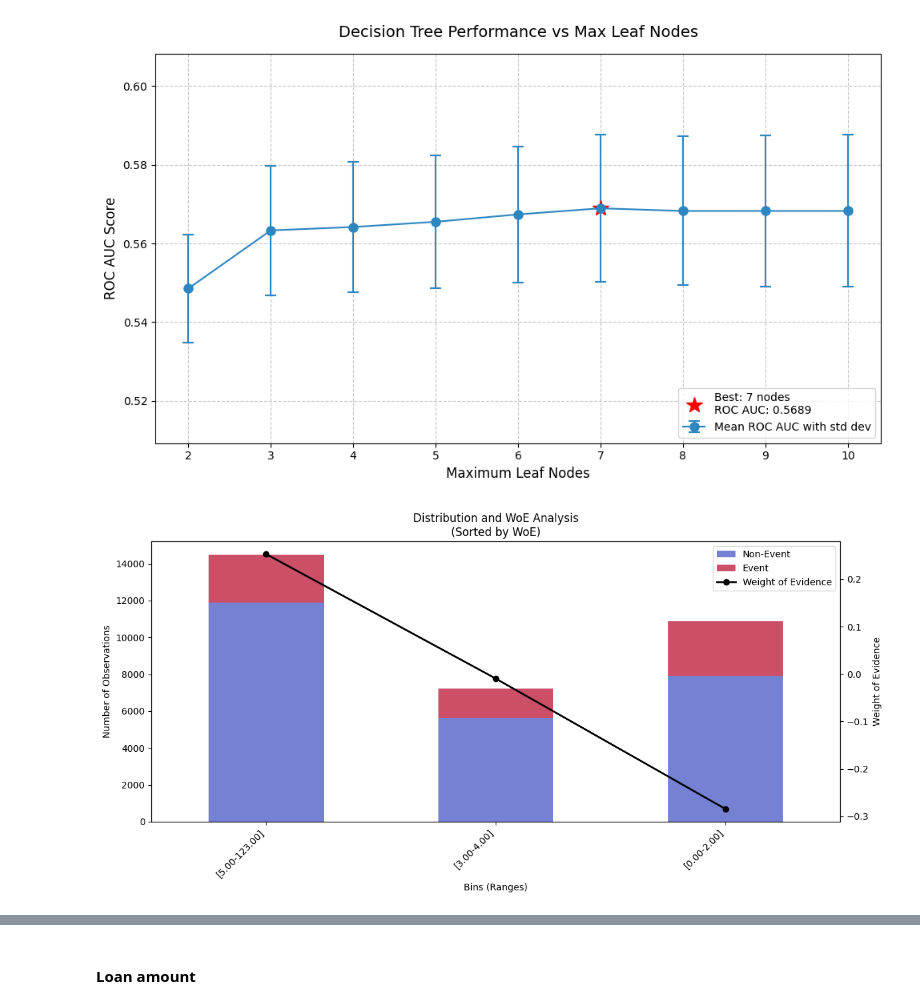
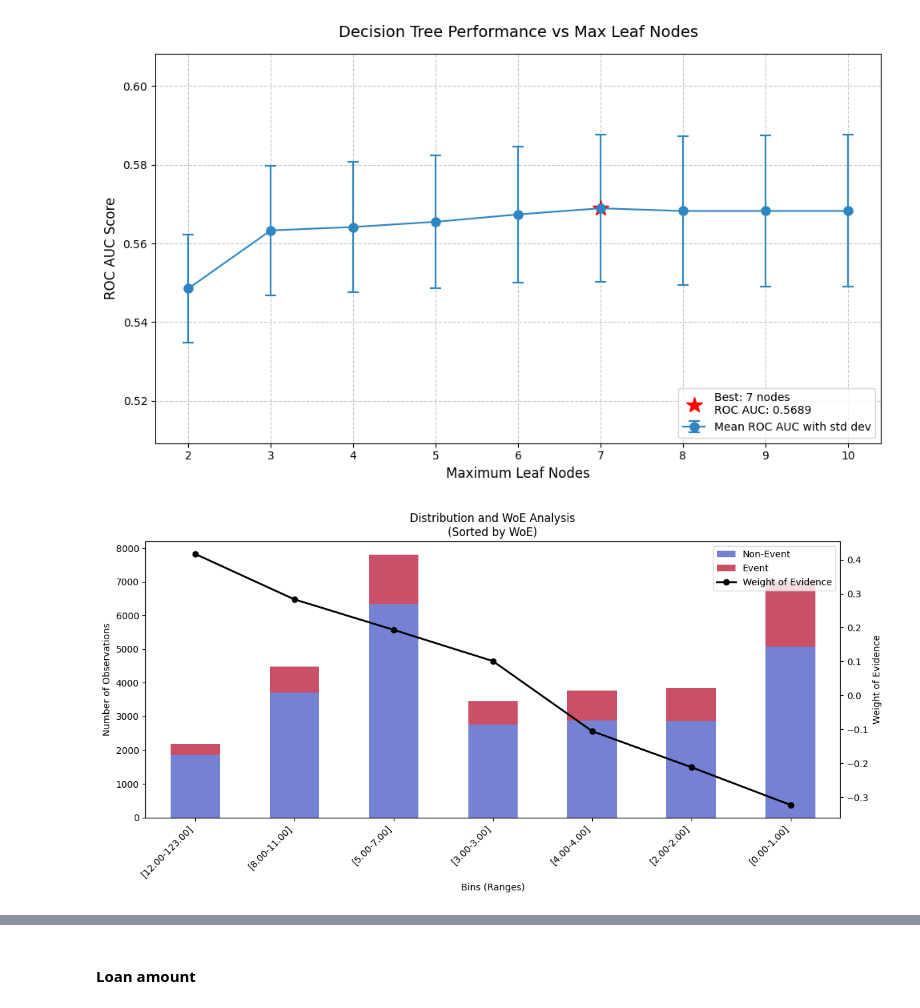
Before and after one commit to Ruben-Boeckx/Loan-approval, a Jupyter notebook: binning.ipynb, the cells around one changed output, grey strips where cells are left out. Cells and saved outputs as stored; diff of their text form; code cells hidden in the pictures.

```diff
--- a/binning.ipynb
+++ b/binning.ipynb
@@ -186,7 +652,7 @@ plot_tree_performance(all_results)
 # %% [output]
 [figure]
 # %%
-df, bin_stats, bin_labels = create_binned_feature(df, 'person_emp_length', 'loan_status', max_leaf_nodes=3)
+df, bin_stats, bin_labels = create_binned_feature(df, 'person_emp_length', 'loan_status', max_leaf_nodes=7)
 df, woe_summary, iv = calculate_woe(df, 'person_emp_length', 'loan_status', plot=True, bin_labels=bin_labels)
 # %% [output]
-[figure, old version]
+[figure, new version]
```
Also changed, not shown: parts of 20 cells of this notebook, 2 other files.
